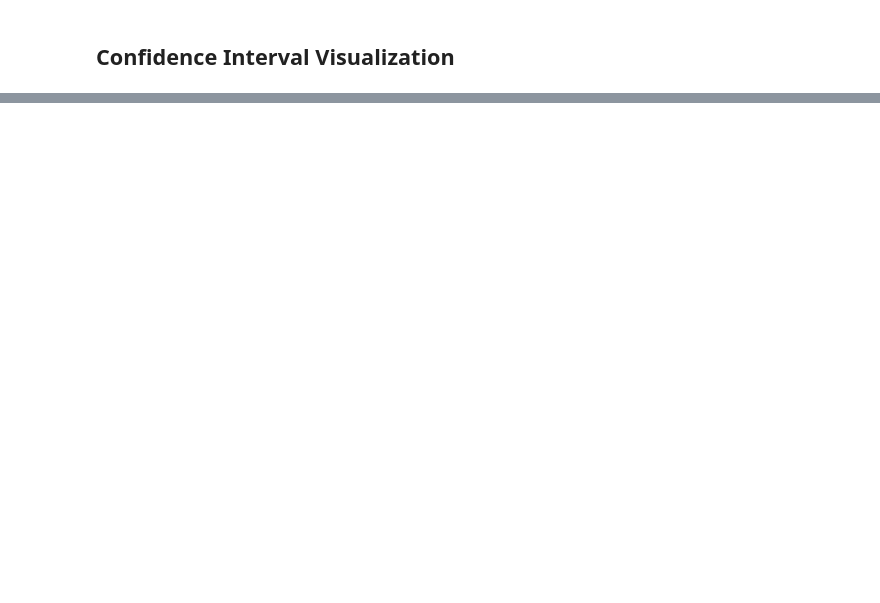
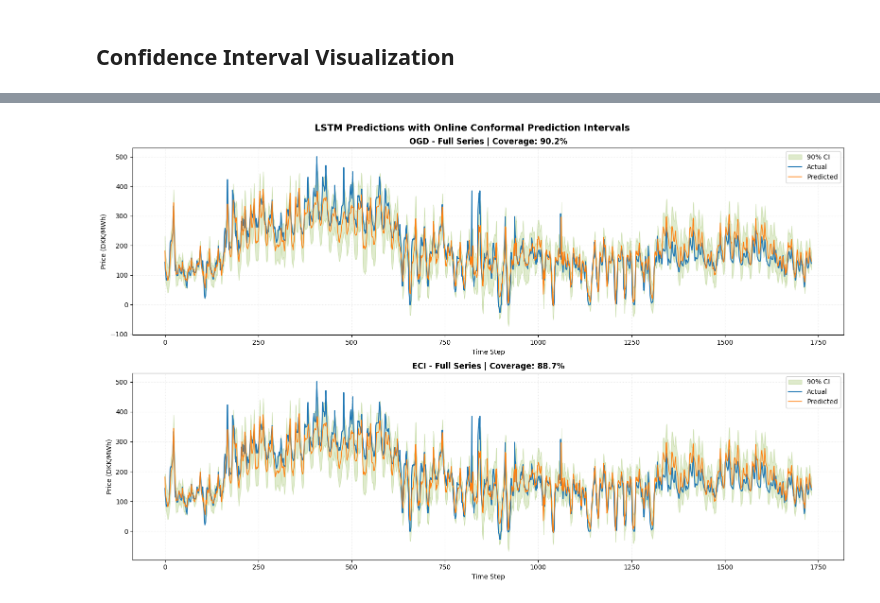
Before and after one commit to FrederikvSvane/Conformal-Prediction-for-Energy-Price-Forecasting, a Jupyter notebook: src/notebooks/LSTM_model_eval.ipynb, the cells around one changed output, grey strips where cells are left out. Cells and saved outputs as stored; diff of their text form; code cells hidden in the pictures; blank space fills up the shorter version.

```diff
--- a/src/notebooks/LSTM_model_eval.ipynb
+++ b/src/notebooks/LSTM_model_eval.ipynb
@@ -74,10 +97,7 @@ plt.show()
 # %%
 from OGD import OGD_Predictor
 
-predictions_unscaled = scaler_y.inverse_transform(predictions.reshape(-1, 1)).flatten()
-actuals_unscaled = scaler_y.inverse_transform(actuals.reshape(-1, 1)).flatten()
-
-ogd = OGD_Predictor(alpha=0.1, eta=1, q_init=50)
+ogd = OGD_Predictor(alpha=0.1, eta=best_params_basic['eta'], q_init=best_params_basic['q_init'])
 
 for t in range(len(predictions_unscaled)):
     y_pred = predictions_unscaled[t]
@@ -103,6 +123,7 @@ print("\n ")
 print(f"Coverage Rate: {ogd.get_coverage_rate():.3f} (Target: 0.900)")
 print(f"Final Threshold: {ogd.q:.2f}")
 print(f"Average Width: {np.mean(ogd.threshold_history)*2:.2f}")
+print(f"Median Width: {np.median(np.array(ogd.threshold_history))*2:.2f}")
 
 misses = sum(1 for c in ogd.coverage_history if not c)
 print(f"Total Misses: {misses} out of {len(ogd.coverage_history)}")
@@ -421,0 +314,60 @@ plt.show()
+# %%
+import matplotlib.pyplot as plt
+import numpy as np
+
+def get_intervals_from_history(predictions, threshold_history, q_init):
+    """Reconstruct intervals from threshold history.
+
+    threshold_history[t] contains q AFTER the update at time t.
+    The interval at time t uses the q value BEFORE the update (i.e., from t-1).
+    """
+    # At t=0, we use q_init; at t>0, we use q from previous step
+    q_values = [q_init] + list(threshold_history[:-1])
+    q_values = np.array(q_values)
+    lowers = predictions - q_values
+    uppers = predictions + q_values
+    return lowers, uppers
+
+# Get intervals for both methods
+ogd_lower, ogd_upper = get_intervals_from_history(predictions_unscaled, ogd.threshold_history, q_init=50)
+eci_lower, eci_upper = get_intervals_from_history(predictions_unscaled, eci_basic.threshold_history, q_init=10)
+
+# Define zoom window
+zoom_start, zoom_end = 500, 700
+time_steps = np.arange(len(predictions_unscaled))
+
+# Create 2x1 subplot
+fig, axes = plt.subplots(2, 1, figsize=(16, 10))
+
+def plot_ci(ax, time_range, lower, upper, preds, actuals, title, ci_color, pred_color):
+    """Plot confidence interval on a given axis."""
+    t = time_range
+    ax.fill_between(t, lower[t], upper[t], alpha=0.25, color=ci_color, label='90% CI')
+    ax.plot(t, actuals[t], linewidth=1.5, label='Actual', alpha=1.0)
+    ax.plot(t, preds[t], linewidth=1.2, label='Predicted', alpha=1.0)
+    ax.set_title(title, fontsize=12, fontweight='bold')
+    ax.set_xlabel('Time Step', fontsize=10)
+    ax.set_ylabel('Price (DKK/MWh)', fontsize=10)
+    ax.legend(loc='upper right', framealpha=0.9)
+    ax.grid(True, alpha=0.3, linestyle=':')
+
+# OGD plot
+ogd_coverage = ogd.get_coverage_rate()
+plot_ci(axes[0], range(len(predictions_unscaled)), ogd_lower, ogd_upper,
+        predictions_unscaled, actuals_unscaled,
+        f'OGD - Full Series | Coverage: {ogd_coverage:.1%}',
+        ci_color="#82B03AFF", pred_color="#A50000")
+
+# ECI plot
+eci_coverage = eci_basic.get_coverage_rate()
+plot_ci(axes[1], range(len(predictions_unscaled)), eci_lower, eci_upper,
+        predictions_unscaled, actuals_unscaled,
+        f'ECI - Full Series | Coverage: {eci_coverage:.1%}',
+        ci_color="#82B03AFF", pred_color='#BC4749')
+
+plt.suptitle('LSTM Predictions with Online Conformal Prediction Intervals', fontsize=14, fontweight='bold')
+plt.tight_layout()
+plt.savefig('lstm_conformal_intervals.png', dpi=300)
+plt.show()
+# %% [output]
+[figure, added]
```
Also changed, not shown: parts of 9 cells of this notebook, 14 other files.
